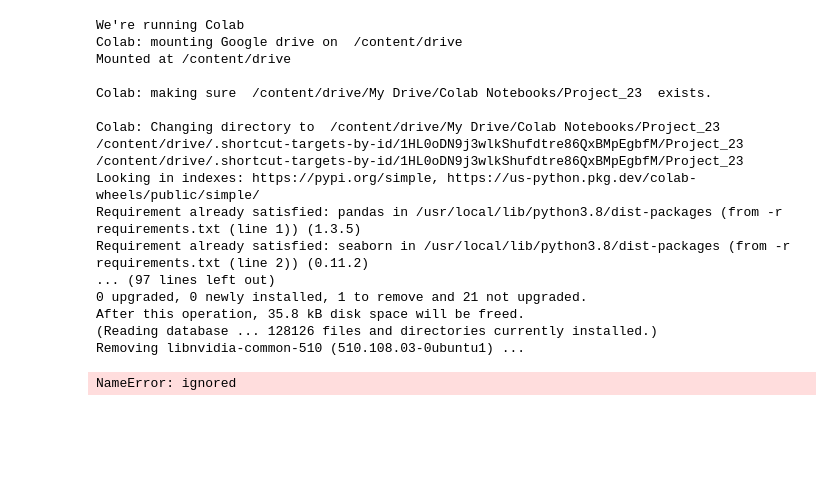
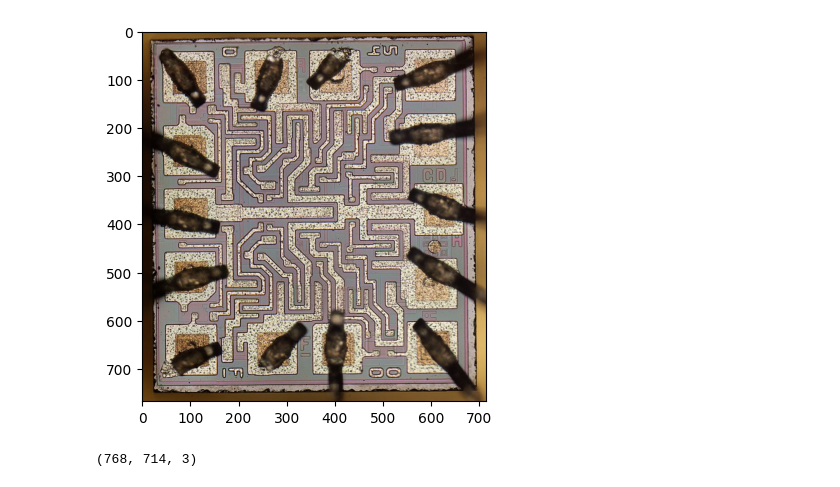
Before and after one commit to kwameasiedu81/ML-for-IC-Die-Images, a Jupyter notebook: Important/prepare_data.ipynb, the cells around one changed output. Saved outputs shown, nothing was run; the diff lists cells and outputs as text; code cells hidden in the pictures; blank space fills up the shorter version.

```diff
--- a/Important/prepare_data.ipynb
+++ b/Important/prepare_data.ipynb
@@ -66,7 +82,7 @@ if IN_COLAB:
 
   # Switch to the directory on the Google Drive that you want to use
   import os
-  drive_root = mount + "/My Drive/Colab Notebooks/Project_23"
+  drive_root = mount + "/My Drive/Colab Notebooks/ML-for-IC-Die-Images"
 
   # Create drive_root if it doesn't exist
   create_drive_root = True
@@ -96,26 +112,7 @@ if IN_COLAB:
       return JSON([''])
     return JSON([getoutput(command)])
   output.register_callback('shell', shell)
-# %% [output]
-We're running Colab
-Colab: mounting Google drive on  /content/drive
-Mounted at /content/drive
-
-Colab: making sure  /content/drive/My Drive/Colab Notebooks/Project_23  exists.
-
-Colab: Changing directory to  /content/drive/My Drive/Colab Notebooks/Project_23
-/content/drive/.shortcut-targets-by-id/1HL0oDN9j3wlkShufdtre86QxBMpEgbfM/Project_23
-/content/drive/.shortcut-targets-by-id/1HL0oDN9j3wlkShufdtre86QxBMpEgbfM/Project_23
-Looking in indexes: https://pypi.org/simple, https://us-python.pkg.dev/colab-wheels/public/simple/
-Requirement already satisfied: pandas in /usr/local/lib/python3.8/dist-packages (from -r requirements.txt (line 1)) (1.3.5)
-Requirement already satisfied: seaborn in /usr/local/lib/python3.8/dist-packages (from -r requirements.txt (line 2)) (0.11.2)
-... (97 lines left out)
-0 upgraded, 0 newly installed, 1 to remove and 21 not upgraded.
-After this operation, 35.8 kB disk space will be freed.
-(Reading database ... 128126 files and directories currently installed.)
-Removing libnvidia-common-510 (510.108.03-0ubuntu1) ...
 # %%
-default_path = r"C:\Users\Asiedu\Desktop\CHIP_IMAGES"
 # Change as you wish
 if IN_COLAB:
   IMAGE_INPUT_FOLDER = './data/Image_Input'
@@ -130,6 +127,3 @@ else:
 # myData = myData.astype(np.float32)
 # myData = myData.astype(np.float16)
 # myData.describe().transpose()
-input_image_path = default_path
-# %% [output]
-NameError: ignored
@@ -529,0 +130,28 @@ print('Done')
+# %%
+input_image_path = os.path.join(IMAGE_INPUT_FOLDER)
+output_image_path = os.path.join(IMAGE_INPUT_FOLDER)
+# %%
+
+
+input_filenames = glob.glob(os.path.join(input_image_path,'*.jpg'))
+output_filenames = glob.glob(os.path.join(output_image_path,'*.jpg'))
+# %%
+inputDataset = []
+outputDataset = []
+
+
+for input_filename in input_filenames:
+    # image=Image.open(input_filename)
+    image = cv2.imread (input_filename)
+    image = cv2.cvtColor(image, cv2.COLOR_BGR2RGB)
+    image = image.reshape(image.shape[0],image.shape[1],image.shape[2])
+    resized_image = resize_with_padding(image, 500)
+plt.imshow(resized_image)
+plt.show()
+    plt.imshow(image)
+    plt.show()
+    print(image.shape)
+    break
+# %% [output]
+[figure, added]
+(768, 714, 3)
```
Also changed, not shown: parts of 6 cells of this notebook, 56 other files.
